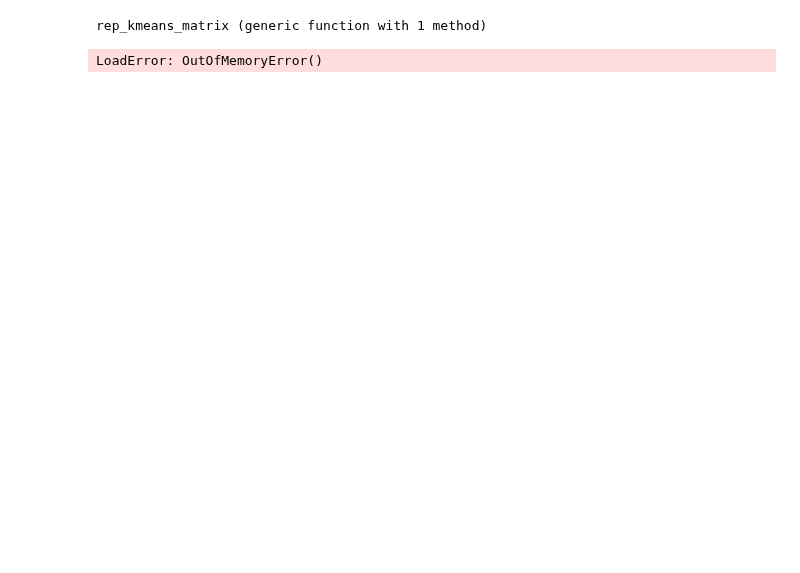
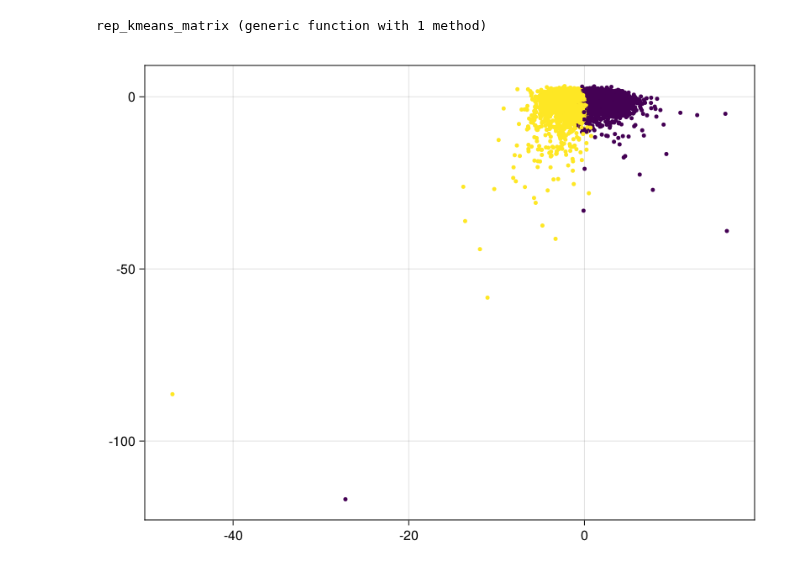
Before and after one commit to solislemuslab/PhyloClustering.jl, a Jupyter notebook: dog-data-test.ipynb, the cells around one changed output. Drawn from its saved outputs; the diff is of its cells as text; code cells hidden in the pictures; blank space fills up the shorter version.

```diff
--- a/dog-data-test.ipynb
+++ b/dog-data-test.ipynb
@@ -76,7 +151,12 @@ end
 rep_kmeans_matrix (generic function with 1 method)
 # %%
 trees = readMultiTopology("dog-data/dogs_estimated_gene_trees_merged6_cleaned.txt");
-# %%
-rep_kmeans_matrix(trees, "dog-data/result.csv");
-# %% [output]
-LoadError: OutOfMemoryError()
+# %%
+Random.seed!(376)
+sample_tree = sample(trees, 100000, replace=false)
+tree = print_bipartition(sample_tree, 6)
+tree = standardize_tree(tree);
+label = kmeans_label(tree, 2)；
+plot_clusters(tree, label)
+# %% [output]
+[figure, added]
```
Also changed, not shown: parts of 17 cells of this notebook, 1 other file.
